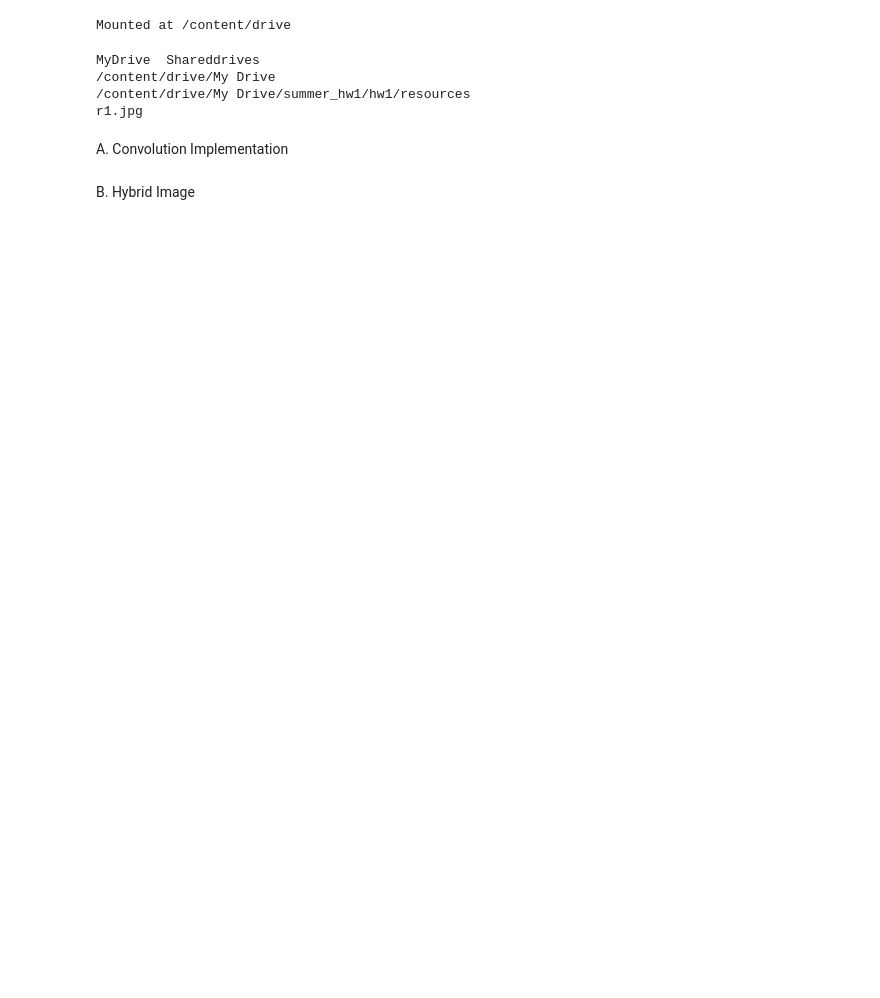
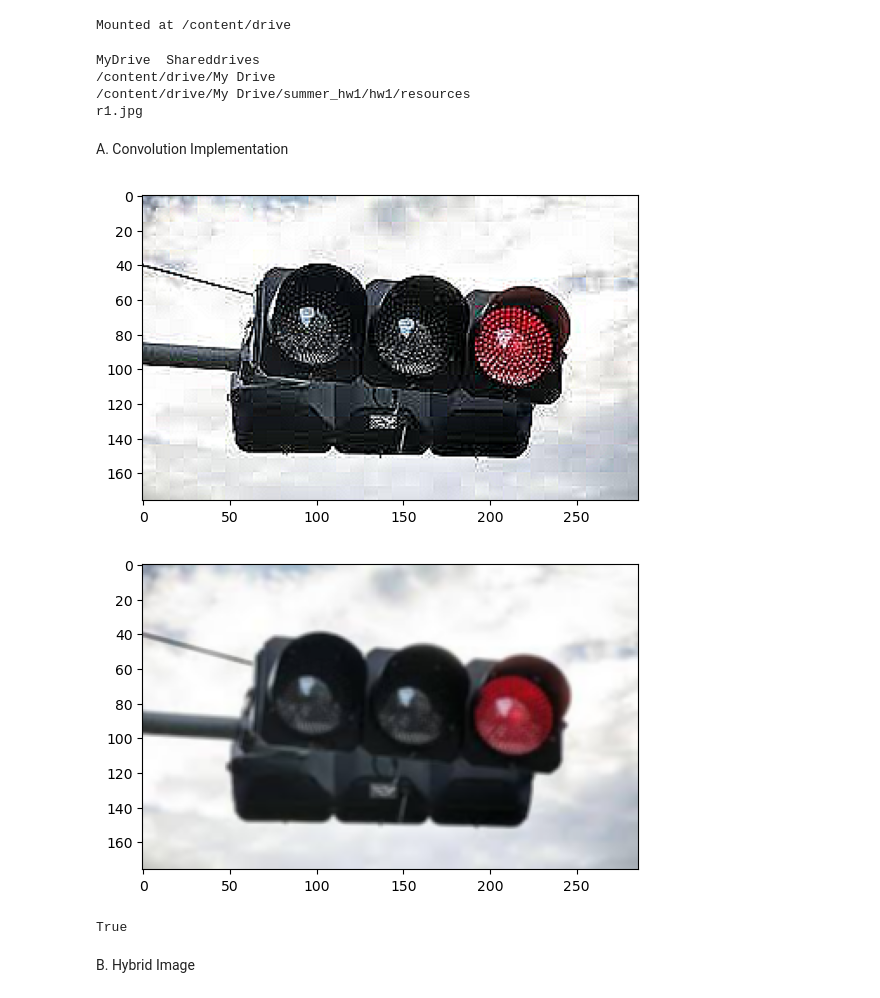
Before and after one commit to How-Wang/NVLab_summer_school, a Jupyter notebook: HW1/part2.ipynb, the cells around one changed output. Drawn from its saved outputs; the diff is of its cells as text; code cells hidden in the pictures; blank space fills up the shorter version.

Commit message:
Finish hw1 part2 a

```diff
--- a/HW1/part2.ipynb
+++ b/HW1/part2.ipynb
@@ -24,16 +26,2 @@ from google.colab.patches import cv2_imshow
 # %% [markdown]
 A. Convolution Implementation
-# %%
-def my_conv(img, kernel):
-    '''
-    function: convolution
-
-    img: (H*W*C) numpy array
-    kernel: (K*K) numpy array
-    output: (H*W*C) numpy array
-    '''
-    # Zero-padding
-
-    # Convolution
-
-    return output
@@ -40,3 +54,31 @@ def my_conv(img, kernel):
+# %%
+## read image from resource/
+img = cv2.imread("resource/r1.jpg")
+
+## set kernel
+sharpen_kernel = np.array([[0,-1,0],[-1,5,-1],[0,-1,0]])
+boxblur_kernel = np.array([[1/9,1/9,1/9],[1/9,1/9,1/9],[1/9,1/9,1/9]])
+
+sharpen_img = my_conv(img, sharpen_kernel)
+boxblur_img = my_conv(img, boxblur_kernel)
+
+plt.imshow(cv2.cvtColor(sharpen_img, cv2.COLOR_BGR2RGB))
+plt.show()
+plt.imshow(cv2.cvtColor(boxblur_img, cv2.COLOR_BGR2RGB))
+plt.show()
+
+# image writing
+image_path = "output/part2/sharpen.jpg"
+folder_path = os.path.dirname(image_path)
+os.makedirs(folder_path, exist_ok=True)
+cv2.imwrite(image_path, sharpen_img)
+
+image_path = "output/part2/boxblur.jpg"
+cv2.imwrite(image_path, boxblur_img)
+# %% [output]
+[figure, added]
+[figure, added]
+True
 # %% [markdown]
 B. Hybrid Image
 # %%
```
Also changed, not shown: parts of 5 cells of this notebook, 4 other files.
